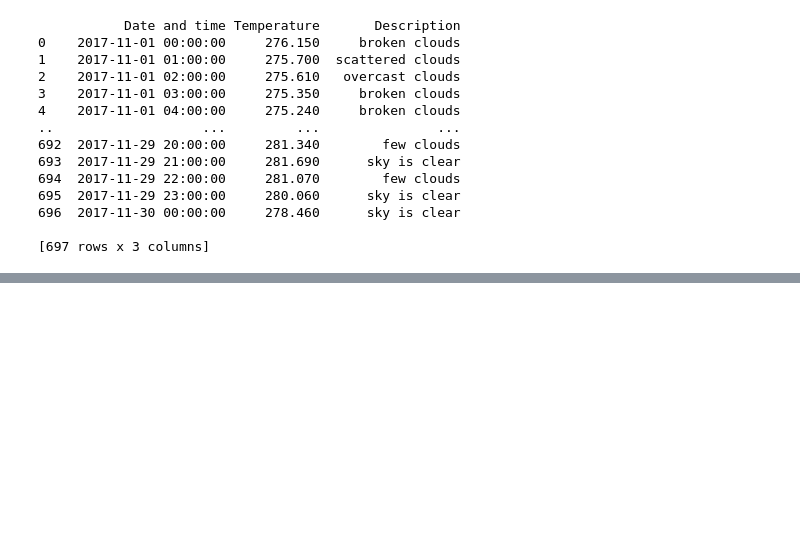
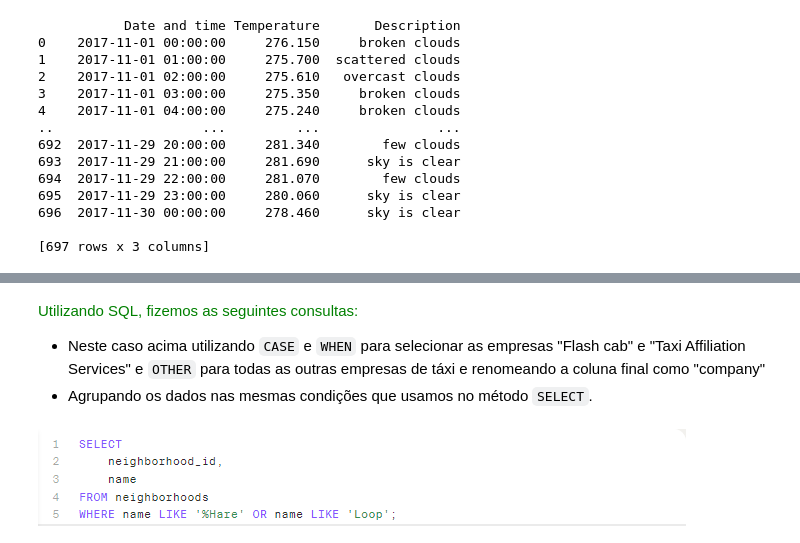
Before and after one commit to Marcusprog/Personal-Projects, a Jupyter notebook: Sprint 7/Empresa Zuber.ipynb, the cells around one changed output, grey strips where cells are left out. Cells and saved outputs as stored; diff of their text form; code cells hidden in the pictures; blank space fills up the shorter version.

```diff
--- a/Sprint 7/Empresa Zuber.ipynb
+++ b/Sprint 7/Empresa Zuber.ipynb
@@ -318,0 +336,8 @@ print(weather_records)
+# %% [markdown]
+<span style="color:green;">Utilizando SQL, fizemos as seguintes consultas:
+- Neste caso acima utilizando ``CASE`` e ``WHEN`` para selecionar as empresas "Flash cab" e "Taxi Affiliation Services" e ``OTHER`` para todas as outras empresas de táxi e renomeando a coluna final como "company"
+- Agrupando os dados nas mesmas condições que usamos no método ``SELECT``.</span>
+# %%
+display(Image(filename='4codigo.PNG'))
+# %% [output]
+[figure, added]
```
Also changed, not shown: parts of 19 cells of this notebook.
